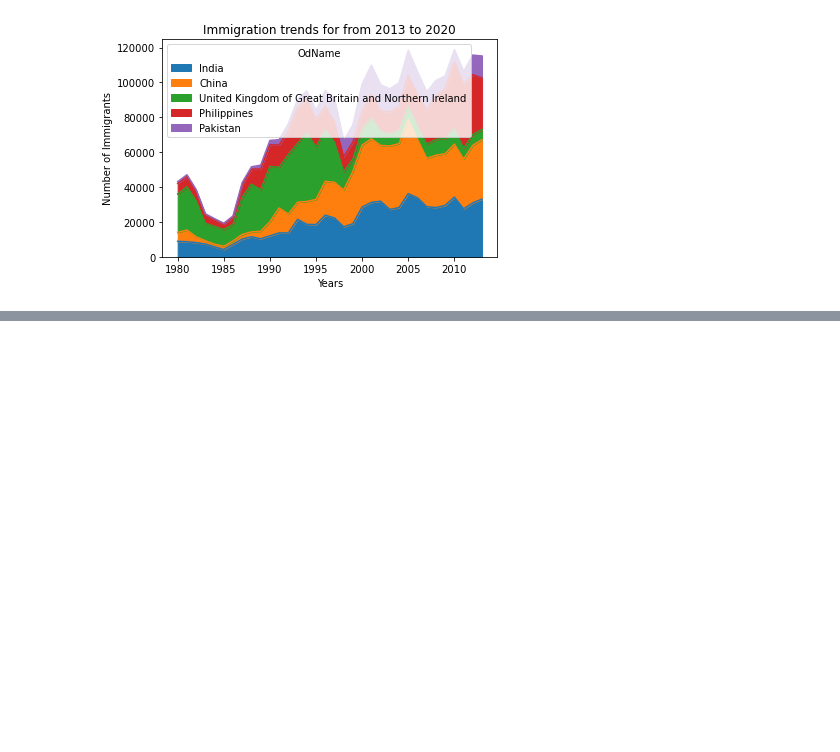
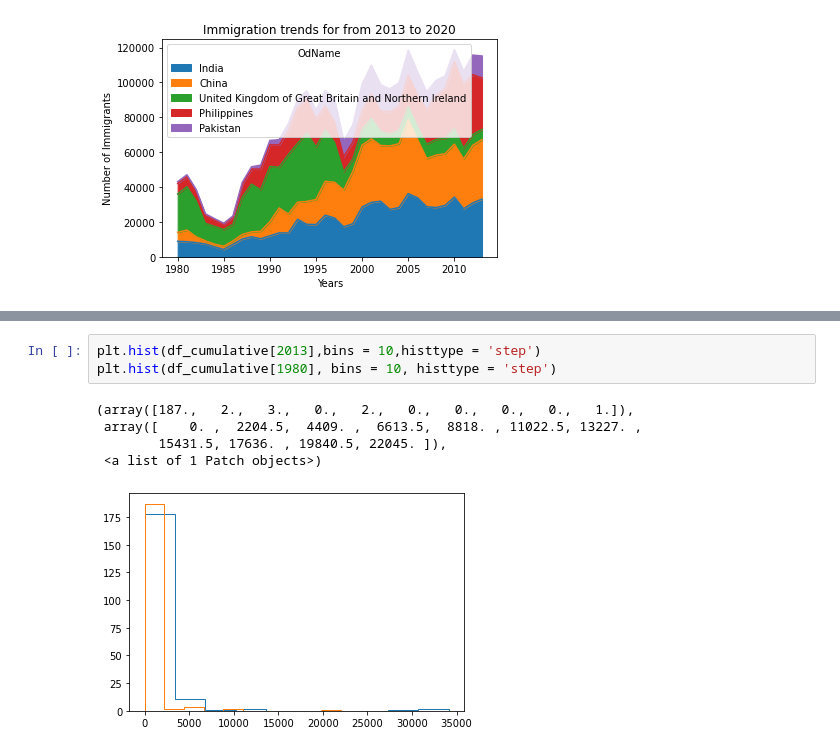
Before and after one commit to viththiananth/Data-Visualization-Using-Python_My-Pursuit, a Jupyter notebook: 2. Matplotlib_Data Visualization with Python_In Class.ipynb, the cells around one changed output, grey strips where cells are left out. Drawn from its saved outputs; the diff is of its cells as text; blank space fills up the shorter version.

```diff
--- a/2. Matplotlib_Data Visualization with Python_In Class.ipynb
+++ b/2. Matplotlib_Data Visualization with Python_In Class.ipynb
@@ -208,0 +262,9 @@ fig.savefig("My Figure")
+# %%
+plt.hist(df_cumulative[2013],bins = 10,histtype = 'step')
+plt.hist(df_cumulative[1980], bins = 10, histtype = 'step')
+# %% [output]
+(array([187.,   2.,   3.,   0.,   2.,   0.,   0.,   0.,   0.,   1.]),
+ array([    0. ,  2204.5,  4409. ,  6613.5,  8818. , 11022.5, 13227. ,
+        15431.5, 17636. , 19840.5, 22045. ]),
+ <a list of 1 Patch objects>)
+[figure, added]
```
Also changed, not shown: parts of 27 cells of this notebook, 8 other files.
